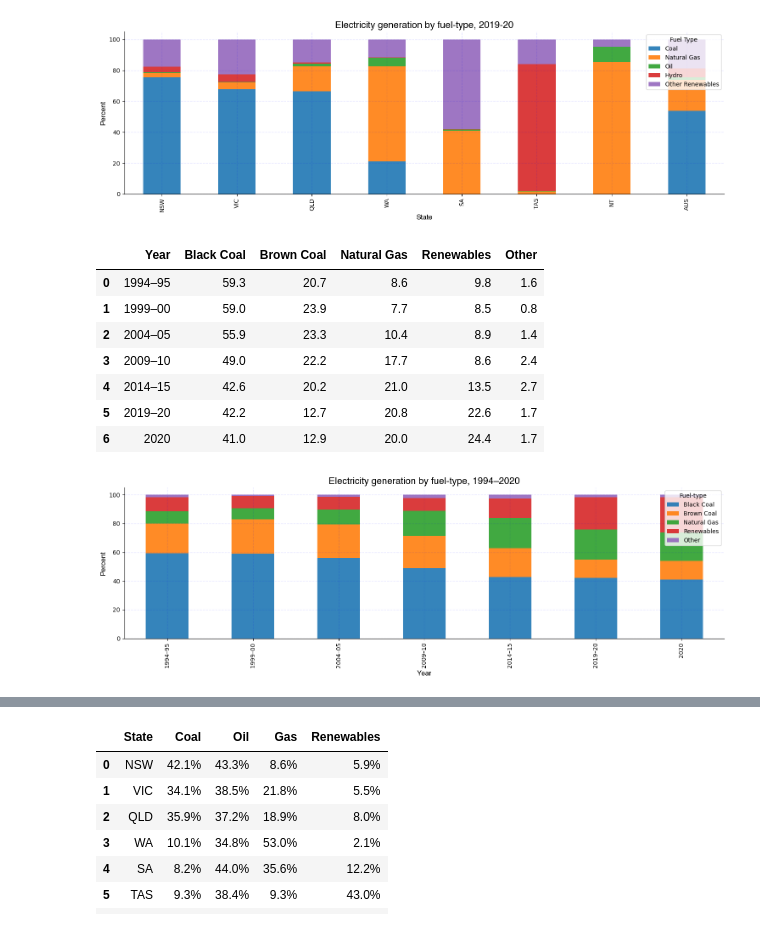
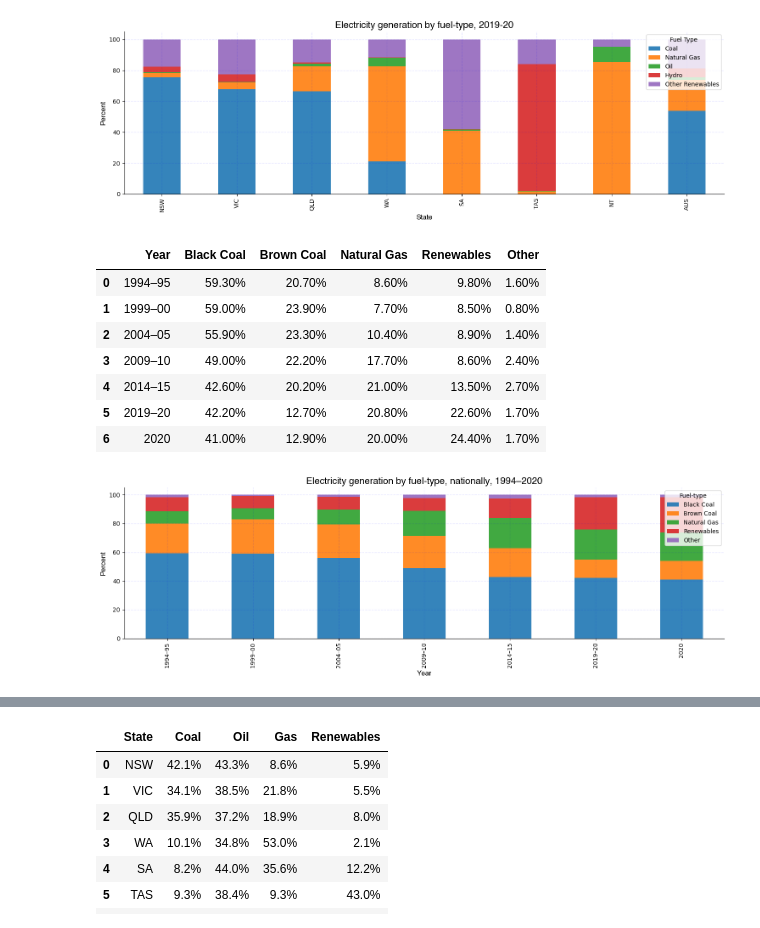
Before and after one commit to mnperic/final-project, a Jupyter notebook: Jupyter Notebooks/electricity_energy.ipynb, the cells around one changed output, grey strips where cells are left out. Saved outputs shown, nothing was run; the diff lists cells and outputs as text; code cells hidden in the pictures.

Commit message:
Committed images and updated JNs

```diff
--- a/Jupyter Notebooks/electricity_energy.ipynb
+++ b/Jupyter Notebooks/electricity_energy.ipynb
@@ -11,35 +9,17 @@ import matplotlib.dates as mdates
 # %%
 # Read each dataset and store as DataFrame
 
-elec_gen_fuel_type_state_path = "Resources/electricity_generation_fuel_type_state_territory.csv"
+elec_gen_fuel_type_state_path = "../Resources/electricity_generation_fuel_type_state_territory.csv"
 elec_gen_fuel_type_state_df = pd.read_csv(elec_gen_fuel_type_state_path)
 
-elec_gen_fuel_type_path = "Resources/electricity_generation_fuel_type.csv"
+elec_gen_fuel_type_path = "../Resources/electricity_generation_fuel_type.csv"
 elec_gen_fuel_type_df = pd.read_csv(elec_gen_fuel_type_path)
 
-elec_gen_sector_path = "Resources/electricity_generation_sector_state_territory.csv"
-elec_gen_sector_df = pd.read_csv(elec_gen_sector_path)
-
-energy_use_state_path = "Resources/energy_use_state_territory.csv"
+energy_use_state_path = "../Resources/energy_use_state_territory.csv"
 energy_use_state_df = pd.read_csv(energy_use_state_path)
 
-energy_balance_path = "Resources/energy_balance.csv"
-energy_balance_df = pd.read_csv(energy_balance_path)
-
-energy_CIP_path = "Resources/energy_consumption_intensity_productivity.csv"
-energy_CIP_df = pd.read_csv(energy_CIP_path)
-
-exports_path = "Resources/exports_2019-2020.csv"
-exports_df = pd.read_csv(exports_path)
-
-fossil_fuels_path = "Resources/fossil_fuels.csv"
+fossil_fuels_path = "../Resources/fossil_fuels.csv"
 fossil_fuels_df = pd.read_csv(fossil_fuels_path)
-
-imports_path = "Resources/imports_2019-2020.csv"
-imports_df = pd.read_csv(imports_path)
-
-renewables_path = "Resources/renewables.csv"
-renewables_df = pd.read_csv(renewables_path)
 # %%
 # Preview elec_gen_fuel_type_state_df
 
@@ -366,13 +182,13 @@ plt.show()
 elec_gen_fuel_type_df
 # %% [output]
 |  | Year | Black Coal | Brown Coal | Natural Gas | Renewables | Other |
-| 0 | 1994–95 | 59.3 | 20.7 | 8.6 | 9.8 | 1.6 |
-| 1 | 1999–00 | 59.0 | 23.9 | 7.7 | 8.5 | 0.8 |
-| 2 | 2004–05 | 55.9 | 23.3 | 10.4 | 8.9 | 1.4 |
-| 3 | 2009–10 | 49.0 | 22.2 | 17.7 | 8.6 | 2.4 |
-| 4 | 2014–15 | 42.6 | 20.2 | 21.0 | 13.5 | 2.7 |
-| 5 | 2019–20 | 42.2 | 12.7 | 20.8 | 22.6 | 1.7 |
-| 6 | 2020 | 41.0 | 12.9 | 20.0 | 24.4 | 1.7 |
+| 0 | 1994–95 | 59.30% | 20.70% | 8.60% | 9.80% | 1.60% |
+| 1 | 1999–00 | 59.00% | 23.90% | 7.70% | 8.50% | 0.80% |
+| 2 | 2004–05 | 55.90% | 23.30% | 10.40% | 8.90% | 1.40% |
+| 3 | 2009–10 | 49.00% | 22.20% | 17.70% | 8.60% | 2.40% |
+| 4 | 2014–15 | 42.60% | 20.20% | 21.00% | 13.50% | 2.70% |
+| 5 | 2019–20 | 42.20% | 12.70% | 20.80% | 22.60% | 1.70% |
+| 6 | 2020 | 41.00% | 12.90% | 20.00% | 24.40% | 1.70% |
 # %%
 # Font families
 font_1 = {'family':'helvetica','color':'black','size':16}
@@ -385,34 +201,34 @@ plotdata_1 = pd.DataFrame({
     "Natural Gas":[8.6, 7.7, 10.4, 17.7, 21.0, 20.8, 20.0],
     "Renewables":[9.8, 8.5, 8.9, 8.6, 13.5, 22.6, 24.4],
     "Other":[1.6, 0.8, 1.4, 2.4, 2.7, 1.7, 1.7],
     },
     index=elec_gen_fuel_type_df['Year'])
 
 # Figure
 plotdata_1_stacked = plotdata_1.apply(lambda x: x*100/sum(x), axis=1)
 plotdata_1_stacked.plot(figsize=(15,5), kind="bar", stacked=True, alpha=0.9,
              ).legend(
             loc='upper right', ncol=1, title="Fuel-type")
 
-plt.title("Electricity generation by fuel-type, 1994–2020", fontdict = font_1)
+plt.title("Electricity generation by fuel-type, nationally, 1994–2020", fontdict = font_1)
 plt.xlabel("Year", fontdict = font_2)
 plt.ylabel("Percent", fontdict = font_2)
 
 # Style
 matplotlib.style.use('default')
 
 # Grid
 matplotlib.pyplot.grid(visible=True, which='both', axis='both', color='blue',
                        alpha=0.1, linestyle='--', linewidth=1)
 
 # Aesthetics
 plt.gca().spines['top'].set_visible(False)
 plt.gca().spines['right'].set_visible(False)
 plt.tight_layout()
 
 # Show/save
-plt.savefig("/Users/minoperic/Data Analytics/Data Investigations/australian-energy/Images/elec_gen_fuel_type.png",
-            transparent=False, dpi=300)
+plt.savefig("/Users/minoperic/Data Analytics/Data Investigations/final-project/Images/Electricity/elec_gen_fuel_type.png",
+           transparent=False, dpi=300)
 plt.show()
 # %% [output]
-[figure, old version]
+[figure, new version]
```
Also changed, not shown: parts of 35 cells of this notebook, 18 other files.
